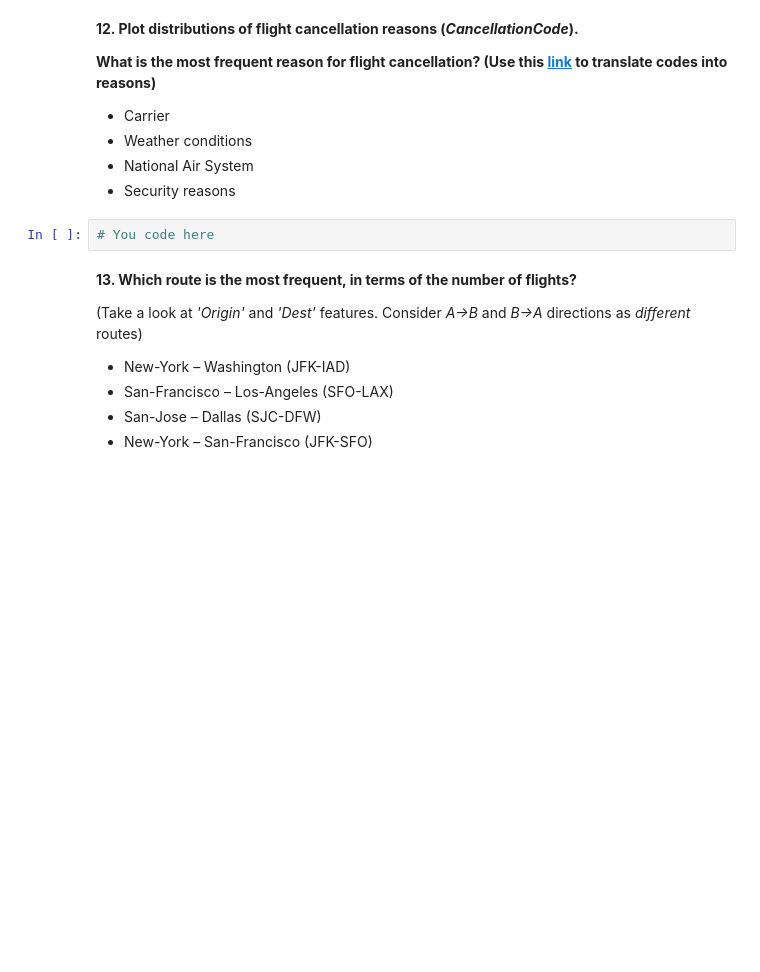
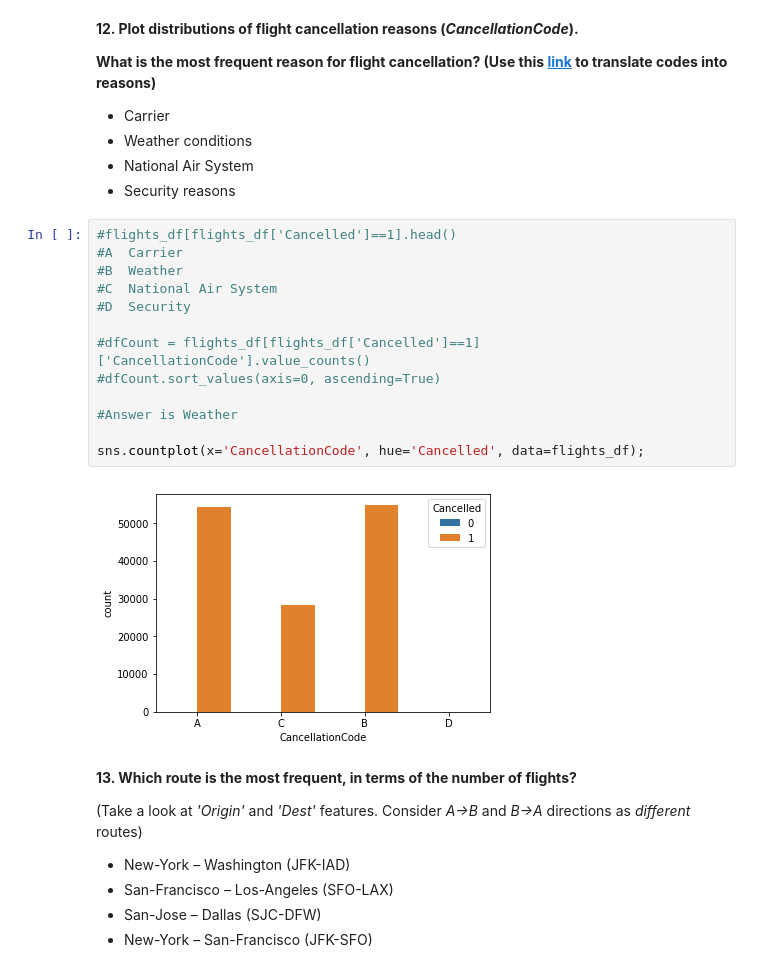
Before and after one commit to awkepler/Data-Analysis-with-Python, a Jupyter notebook: assignment1_USA_flights_EDA.ipynb, the cells around one changed output. Saved outputs shown, nothing was run; the diff lists cells and outputs as text; blank space fills up the shorter version.

```diff
--- a/assignment1_USA_flights_EDA.ipynb
+++ b/assignment1_USA_flights_EDA.ipynb
@@ -587,8 +587,21 @@ Name: UniqueCarrier, dtype: int64
 - Weather conditions
 - National Air System
 - Security reasons
-# %%
-# You code here
+# %%
+#flights_df[flights_df['Cancelled']==1].head()
+#A	Carrier
+#B	Weather
+#C	National Air System
+#D	Security
+
+#dfCount = flights_df[flights_df['Cancelled']==1]['CancellationCode'].value_counts()
+#dfCount.sort_values(axis=0, ascending=True)
+
+#Answer is Weather
+
+sns.countplot(x='CancellationCode', hue='Cancelled', data=flights_df);
+# %% [output]
+[figure, added]
 # %% [markdown]
 **13. Which route is the most frequent, in terms of the number of flights?**
 
```
Also changed, not shown: parts of 14 cells of this notebook.
